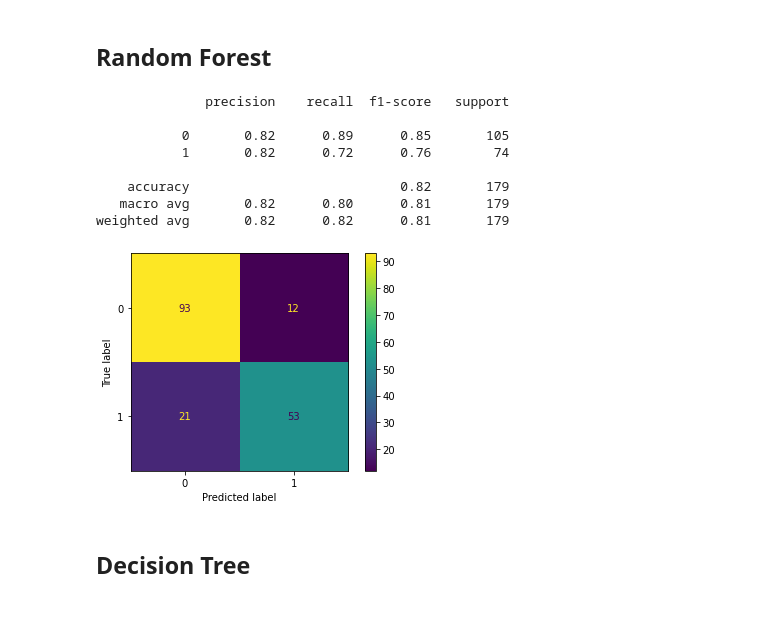
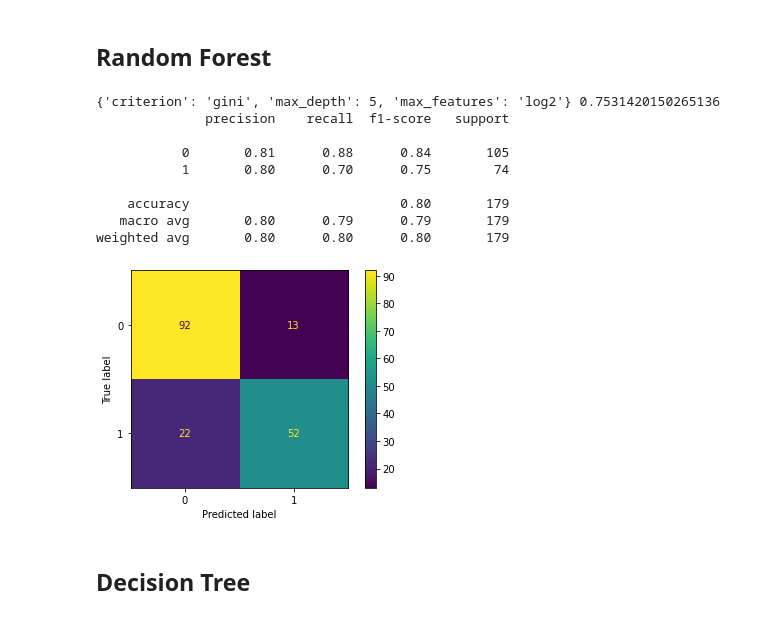
Before and after one commit to Otavio-Parraga/titanic_kaggle, a Jupyter notebook: Kaggle's_Titanic.ipynb, the cells around one changed output. Drawn from its saved outputs; the diff is of its cells as text; code cells hidden in the pictures.

```diff
--- a/Kaggle's_Titanic.ipynb
+++ b/Kaggle's_Titanic.ipynb
@@ -224,22 +227,28 @@ weighted avg       0.78      0.77      0.77       179
 # %% [markdown]
 ## Random Forest
 # %%
-random_forest = RandomForestClassifier(max_depth=10, n_jobs = 4)
+params = {"max_depth": [5,10,15,20,25,50],
+         "criterion": ['gini', 'entropy'],
+         "max_features":['auto', 'log2']}
+
+random_forest = GridSearchCV(RandomForestClassifier(n_jobs=-1), params, scoring='f1')
 random_forest.fit(X_train,y_train)
 prediction = random_forest.predict(X_test)
+print(random_forest.best_params_, random_forest.best_score_)
 print(classification_report(y_test, prediction))
 plot_confusion_matrix(random_forest, X_test, y_test)
 plt.show()
 # %% [output]
+{'criterion': 'gini', 'max_depth': 5, 'max_features': 'log2'} 0.7531420150265136
               precision    recall  f1-score   support
 
-           0       0.82      0.89      0.85       105
-           1       0.82      0.72      0.76        74
+           0       0.81      0.88      0.84       105
+           1       0.80      0.70      0.75        74
 
-    accuracy                           0.82       179
-   macro avg       0.82      0.80      0.81       179
-weighted avg       0.82      0.82      0.81       179
+    accuracy                           0.80       179
+   macro avg       0.80      0.79      0.79       179
+weighted avg       0.80      0.80      0.80       179
-[figure, old version]
+[figure, new version]
 # %% [markdown]
 ## Decision Tree
 # %%
```
Also changed, not shown: parts of 10 cells of this notebook, 2 other files.
